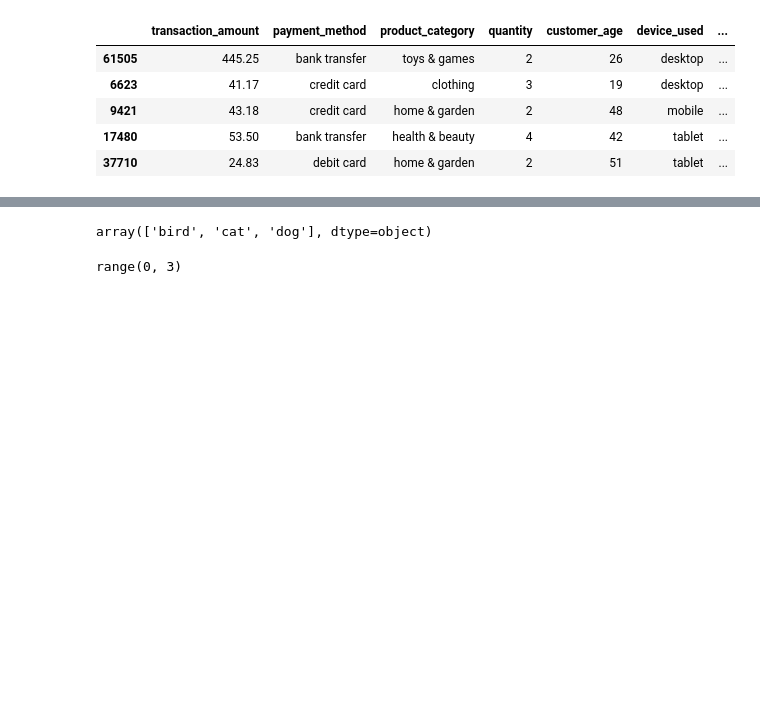
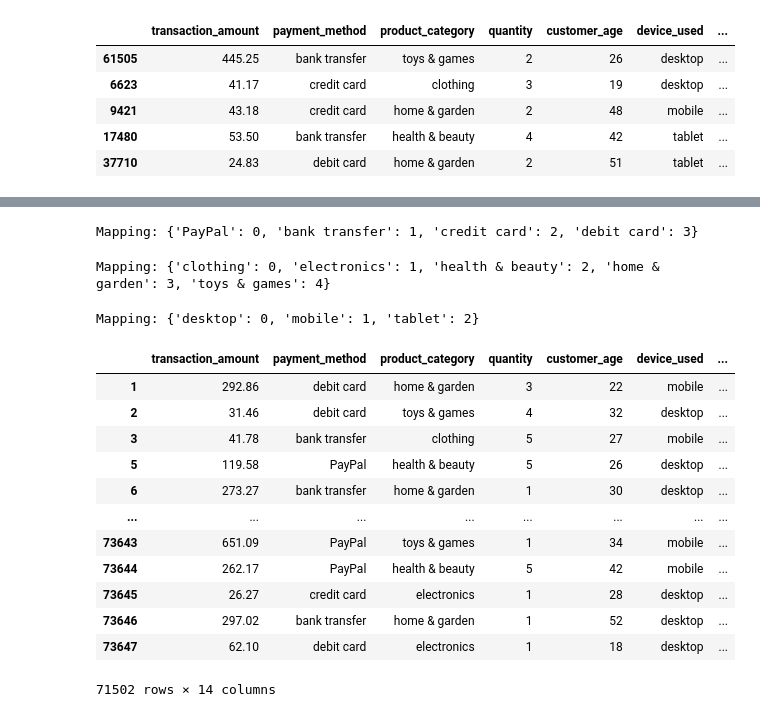
Before and after one commit to Abdelrahman2030/Fraud-detection, a Jupyter notebook: fraud_detection.ipynb, the cells around one changed output, grey strips where cells are left out. Cells and saved outputs as stored; diff of their text form; code cells hidden in the pictures; blank space fills up the shorter version.

Commit message:
Finished labeled encoding

```diff
--- a/fraud_detection.ipynb
+++ b/fraud_detection.ipynb
@@ -456,8 +431,42 @@ Mapping: {'bird': 0, 'cat': 1, 'dog': 2}
-# %%
-label_encoder.classes_
-# %% [output]
-array(['bird', 'cat', 'dog'], dtype=object)
-# %%
-range(len(label_encoder.classes_))
-# %% [output]
-range(0, 3)
+# %%
+from sklearn.preprocessing import LabelEncoder
+label_encoder = LabelEncoder()
+
+df_modified["encoded_payment_method"] = label_encoder.fit_transform(df_modified["payment_method"])
+
+mapping = dict(zip(label_encoder.classes_, range(len(label_encoder.classes_))))
+print("Mapping:", mapping)
+# %% [output]
+Mapping: {'PayPal': 0, 'bank transfer': 1, 'credit card': 2, 'debit card': 3}
+# %%
+#Product_category
+df_modified["encoded_product_category"] = label_encoder.fit_transform(df_modified["product_category"])
+
+mapping = dict(zip(label_encoder.classes_, range(len(label_encoder.classes_))))
+print("Mapping:", mapping)
+# %% [output]
+Mapping: {'clothing': 0, 'electronics': 1, 'health & beauty': 2, 'home & garden': 3, 'toys & games': 4}
+# %%
+#device_used
+df_modified["encoded_device_used"] = label_encoder.fit_transform(df_modified["device_used"])
+
+mapping = dict(zip(label_encoder.classes_, range(len(label_encoder.classes_))))
+print("Mapping:", mapping)
+# %% [output]
+Mapping: {'desktop': 0, 'mobile': 1, 'tablet': 2}
+# %%
+df_modified
+# %% [output]
+|  | transaction_amount | payment_method | product_category | quantity | customer_age | device_used | ... |
+| 1 | 292.86 | debit card | home & garden | 3 | 22 | mobile | ... |
+| 2 | 31.46 | debit card | toys & games | 4 | 32 | desktop | ... |
+| 3 | 41.78 | bank transfer | clothing | 5 | 27 | mobile | ... |
+| 5 | 119.58 | PayPal | health & beauty | 5 | 26 | desktop | ... |
+| 6 | 273.27 | bank transfer | home & garden | 1 | 30 | desktop | ... |
+| ... | ... | ... | ... | ... | ... | ... | ... |
+| 73643 | 651.09 | PayPal | toys & games | 1 | 34 | mobile | ... |
+| 73644 | 262.17 | PayPal | health & beauty | 5 | 42 | mobile | ... |
+| 73645 | 26.27 | credit card | electronics | 1 | 28 | desktop | ... |
+| 73646 | 297.02 | bank transfer | home & garden | 1 | 52 | desktop | ... |
+| 73647 | 62.10 | debit card | electronics | 1 | 18 | desktop | ... |
+71502 rows × 14 columns
```
Also changed, not shown: parts of 1 cell of this notebook.
